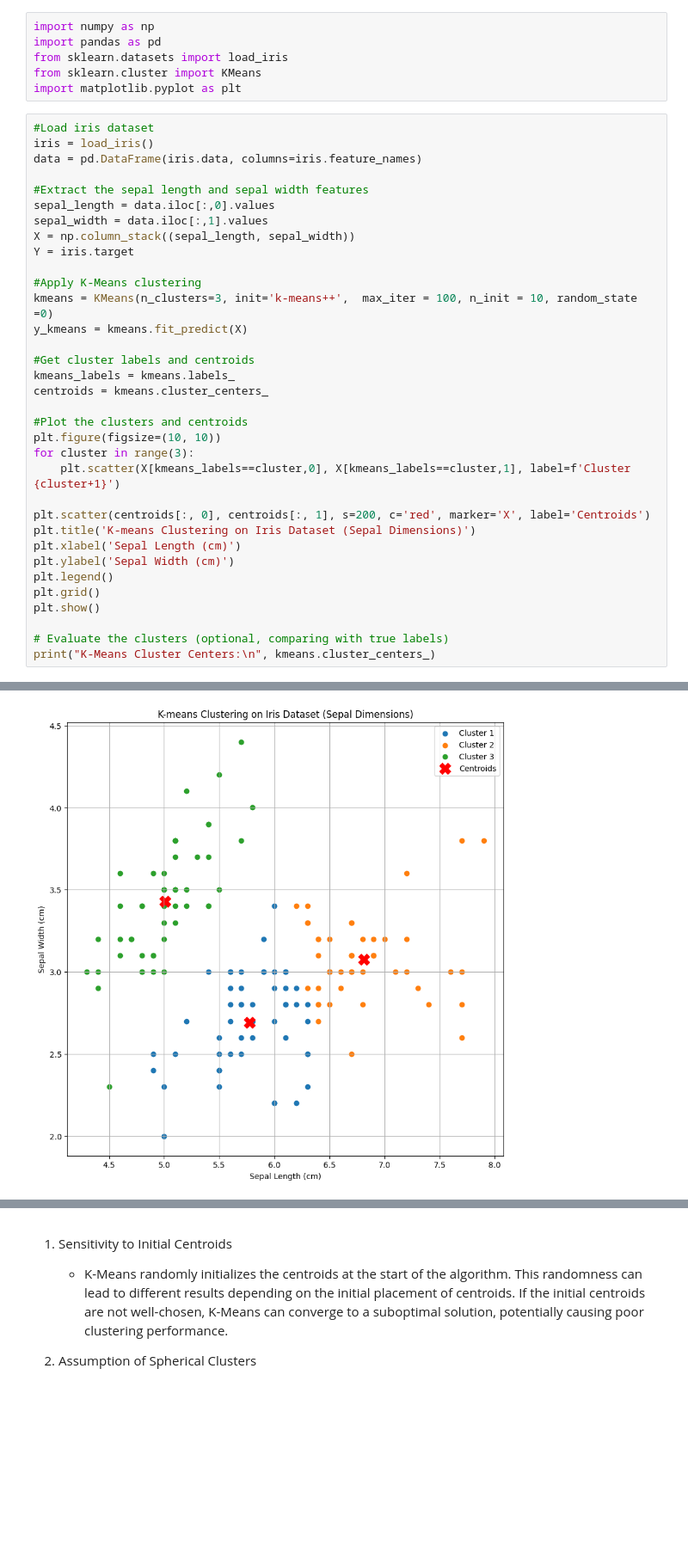
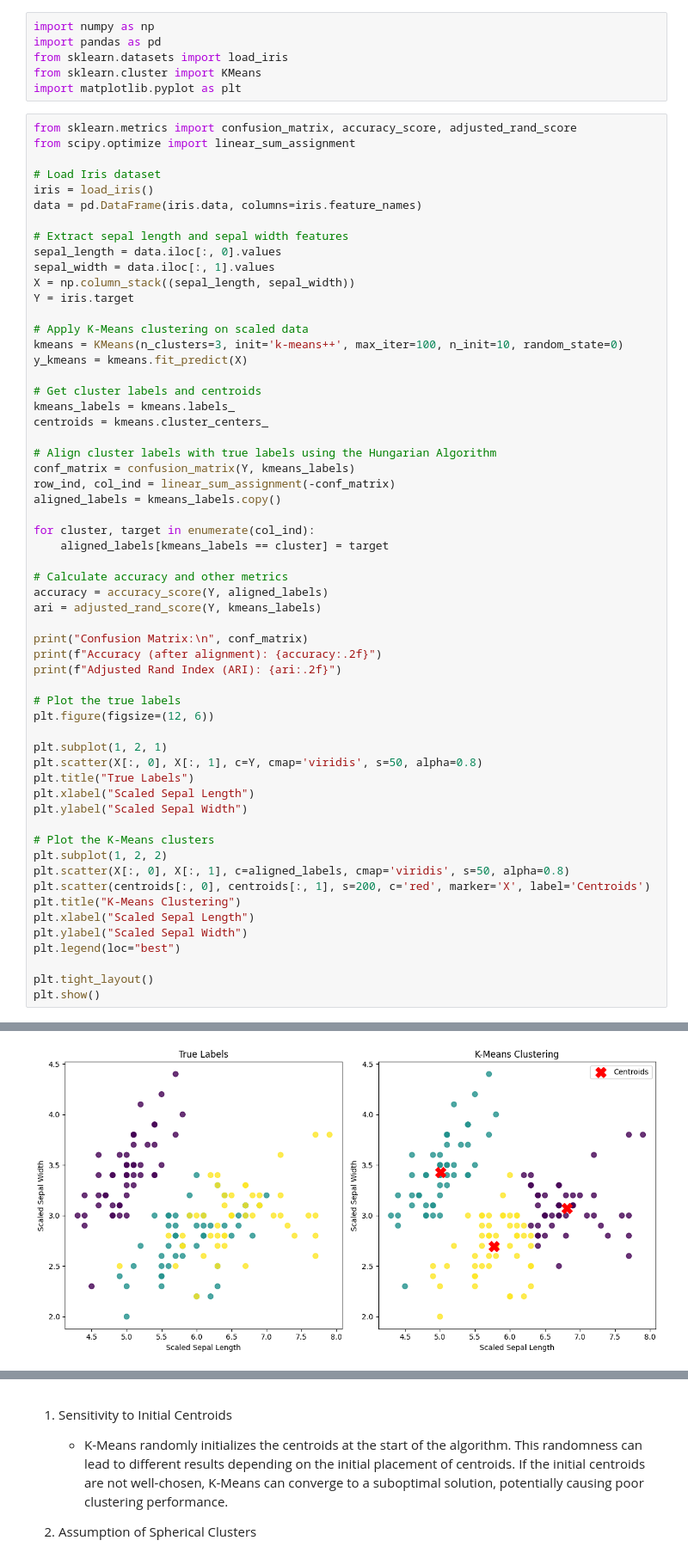
Before and after one commit to Hashir-Jamil/custering_tutorial_iris_dataset, a Jupyter notebook: clustering_iris.ipynb, the cells around one changed output, grey strips where cells are left out. Shown at 86% size. Cells and saved outputs as stored; diff of their text form; blank space fills up the shorter version.

Commit message:
[ADD] ADD PCA version and showed clustering side by side with true labels

```diff
--- a/clustering_iris.ipynb
+++ b/clustering_iris.ipynb
@@ -17,37 +17,61 @@ from sklearn.datasets import load_iris
 from sklearn.cluster import KMeans
 import matplotlib.pyplot as plt
 # %%
-#Load iris dataset
+from sklearn.metrics import confusion_matrix, accuracy_score, adjusted_rand_score
+from scipy.optimize import linear_sum_assignment
+
+# Load Iris dataset
 iris = load_iris()
 data = pd.DataFrame(iris.data, columns=iris.feature_names)
 
-#Extract the sepal length and sepal width features
-sepal_length = data.iloc[:,0].values
-sepal_width = data.iloc[:,1].values
+# Extract sepal length and sepal width features
+sepal_length = data.iloc[:, 0].values
+sepal_width = data.iloc[:, 1].values
 X = np.column_stack((sepal_length, sepal_width))
 Y = iris.target
 
-#Apply K-Means clustering
-kmeans = KMeans(n_clusters=3, init='k-means++',  max_iter = 100, n_init = 10, random_state =0)
+# Apply K-Means clustering on scaled data
+kmeans = KMeans(n_clusters=3, init='k-means++', max_iter=100, n_init=10, random_state=0)
 y_kmeans = kmeans.fit_predict(X)
 
-#Get cluster labels and centroids
+# Get cluster labels and centroids
 kmeans_labels = kmeans.labels_
 centroids = kmeans.cluster_centers_
 
-#Plot the clusters and centroids
-plt.figure(figsize=(10, 10))
-for cluster in range(3):
-    plt.scatter(X[kmeans_labels==cluster,0], X[kmeans_labels==cluster,1], label=f'Cluster {cluster+1}')
+# Align cluster labels with true labels using the Hungarian Algorithm
+conf_matrix = confusion_matrix(Y, kmeans_labels)
+row_ind, col_ind = linear_sum_assignment(-conf_matrix)
+aligned_labels = kmeans_labels.copy()
 
+for cluster, target in enumerate(col_ind):
+    aligned_labels[kmeans_labels == cluster] = target
+
+# Calculate accuracy and other metrics
+accuracy = accuracy_score(Y, aligned_labels)
+ari = adjusted_rand_score(Y, kmeans_labels)
+
+print("Confusion Matrix:\n", conf_matrix)
+print(f"Accuracy (after alignment): {accuracy:.2f}")
+print(f"Adjusted Rand Index (ARI): {ari:.2f}")
+
+# Plot the true labels
+plt.figure(figsize=(12, 6))
+
+plt.subplot(1, 2, 1)
+plt.scatter(X[:, 0], X[:, 1], c=Y, cmap='viridis', s=50, alpha=0.8)
+plt.title("True Labels")
+plt.xlabel("Scaled Sepal Length")
+plt.ylabel("Scaled Sepal Width")
+
+# Plot the K-Means clusters
+plt.subplot(1, 2, 2)
+plt.scatter(X[:, 0], X[:, 1], c=aligned_labels, cmap='viridis', s=50, alpha=0.8)
 plt.scatter(centroids[:, 0], centroids[:, 1], s=200, c='red', marker='X', label='Centroids')
-plt.title('K-means Clustering on Iris Dataset (Sepal Dimensions)')
-plt.xlabel('Sepal Length (cm)')
-plt.ylabel('Sepal Width (cm)')
-plt.legend()
-plt.grid()
+plt.title("K-Means Clustering")
+plt.xlabel("Scaled Sepal Length")
+plt.ylabel("Scaled Sepal Width")
+plt.legend(loc="best")
+
+plt.tight_layout()
 plt.show()
-
-# Evaluate the clusters (optional, comparing with true labels)
-print("K-Means Cluster Centers:\n", kmeans.cluster_centers_)
 # %% [output]
@@ -54 +84 @@ print("K-Means Cluster Centers:\n", kmeans.cluster_centers_)
-[figure, old version]
+[figure, new version]
```
Also changed, not shown: parts of 16 cells of this notebook, 1 other file.
